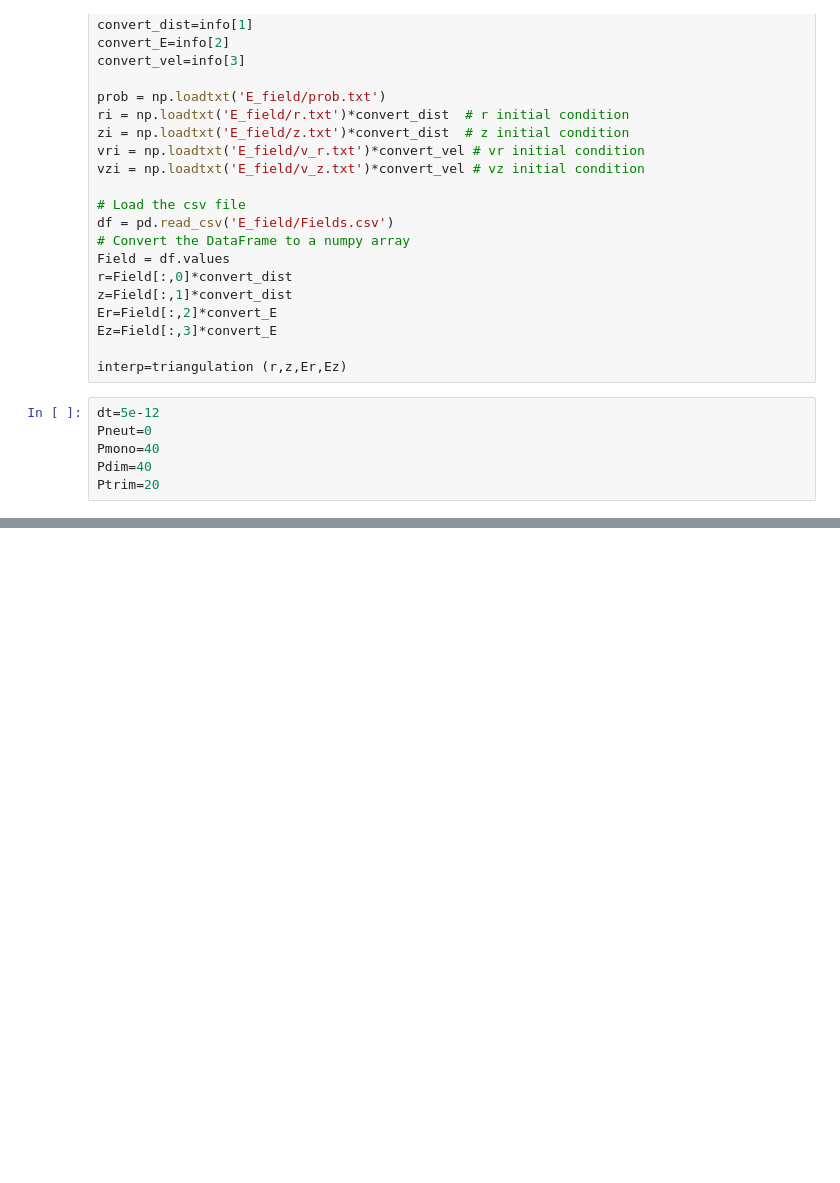
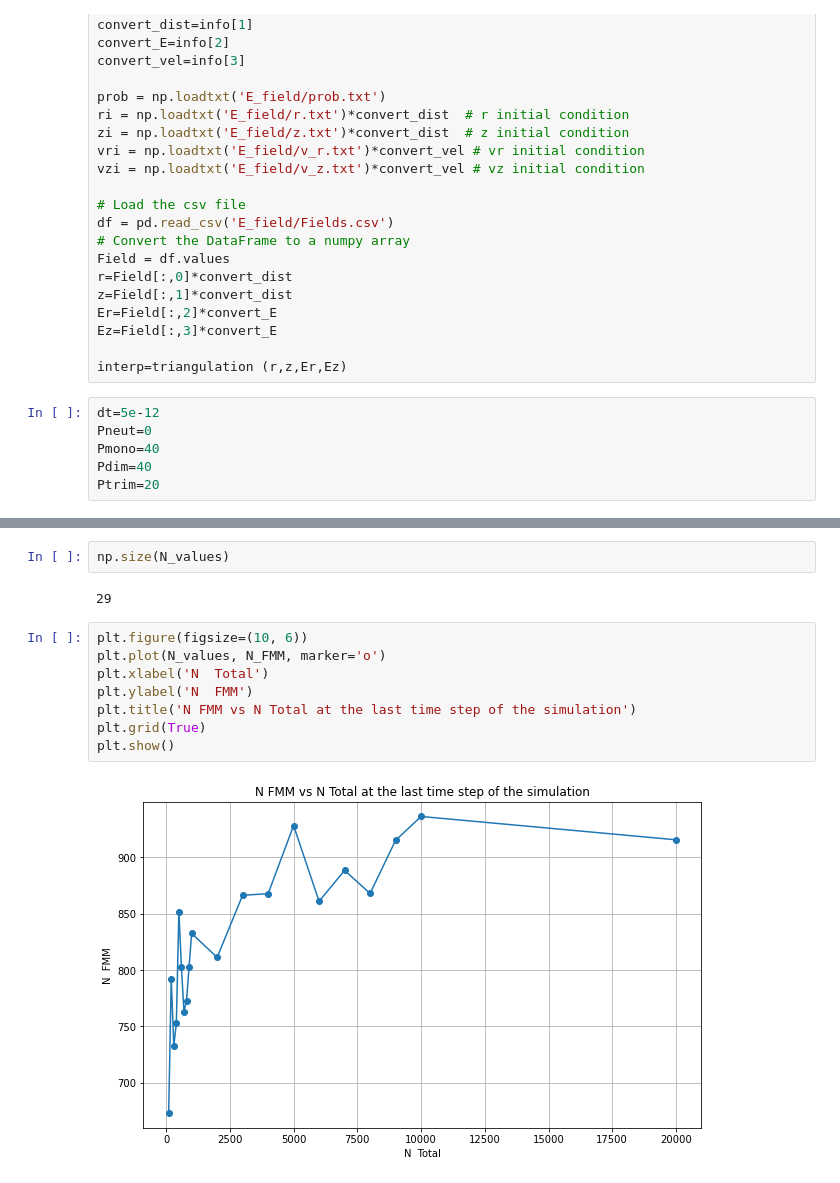
Before and after one commit to Rafid-Ben/Electrospray_DF_Py, a Jupyter notebook: benchmarking.ipynb, the cells around one changed output, grey strips where cells are left out. Saved outputs shown, nothing was run; the diff lists cells and outputs as text; blank space fills up the shorter version.

```diff
--- a/benchmarking.ipynb
+++ b/benchmarking.ipynb
@@ -39,0 +99,14 @@ Ptrim=20
+# %%
+np.size(N_values)
+# %% [output]
+29
+# %%
+plt.figure(figsize=(10, 6))
+plt.plot(N_values, N_FMM, marker='o')
+plt.xlabel('N  Total')
+plt.ylabel('N  FMM')
+plt.title('N FMM vs N Total at the last time step of the simulation')
+plt.grid(True)
+plt.show()
+# %% [output]
+[figure, added]
```
Also changed, not shown: parts of 5 cells of this notebook.
